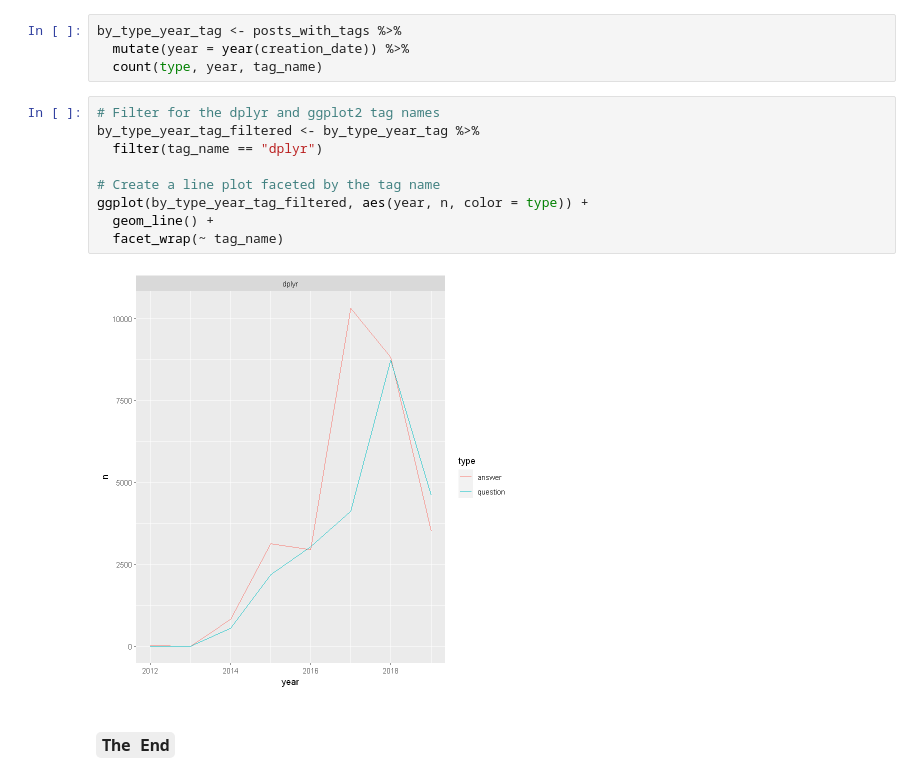
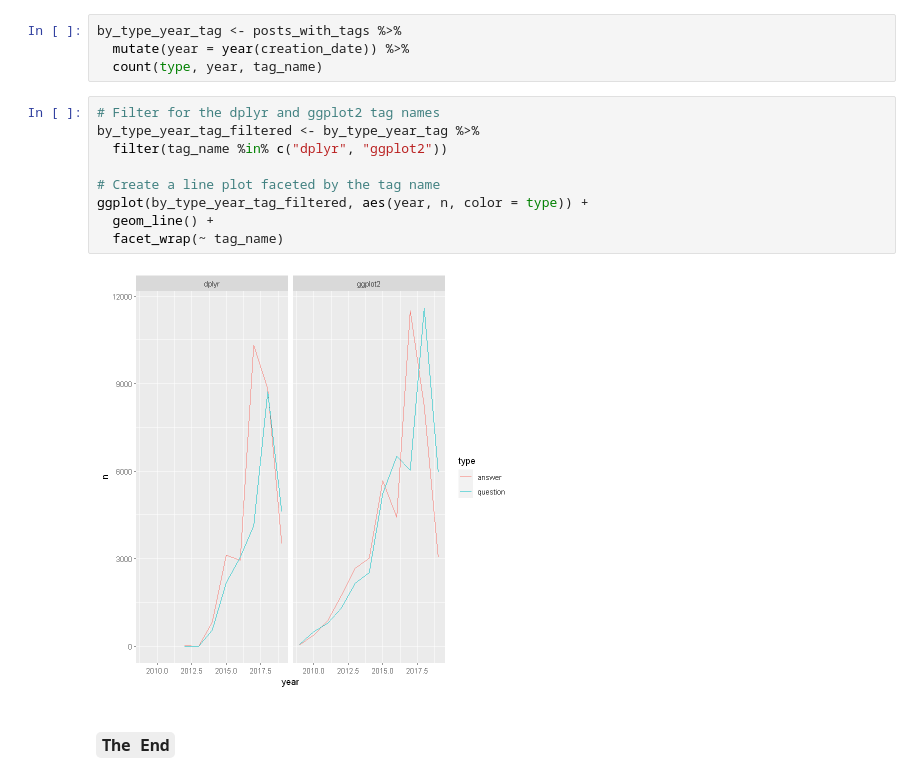
Before and after one commit to AI-MOO/Data_Scientist_with_R, a Jupyter notebook: 05_Joining_Data_with_dplyr/04_Case_Study_Joins_on_Stack_Overflow_Data.ipynb, the cells around one changed output. Drawn from its saved outputs; the diff is of its cells as text.

```diff
--- a/05_Joining_Data_with_dplyr/04_Case_Study_Joins_on_Stack_Overflow_Data.ipynb
+++ b/05_Joining_Data_with_dplyr/04_Case_Study_Joins_on_Stack_Overflow_Data.ipynb
@@ -362,13 +373,13 @@ by_type_year_tag <- posts_with_tags %>%
 # %%
 # Filter for the dplyr and ggplot2 tag names
 by_type_year_tag_filtered <- by_type_year_tag %>%
-  filter(tag_name == "dplyr")
+  filter(tag_name %in% c("dplyr", "ggplot2"))
 
 # Create a line plot faceted by the tag name
 ggplot(by_type_year_tag_filtered, aes(year, n, color = type)) +
   geom_line() +
   facet_wrap(~ tag_name)
 # %% [output]
-[figure, old version]
+[figure, new version]
 # %% [markdown]
 ### `The End`
```
Also changed, not shown: parts of 1 cell of this notebook.
